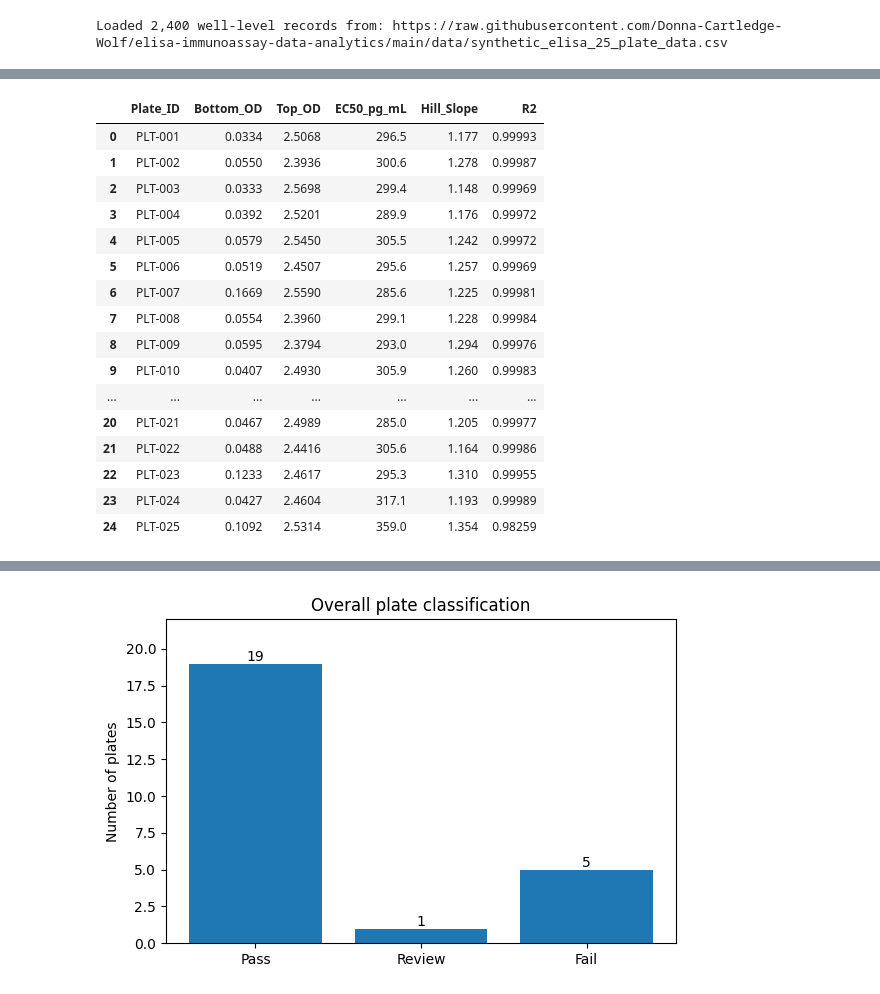
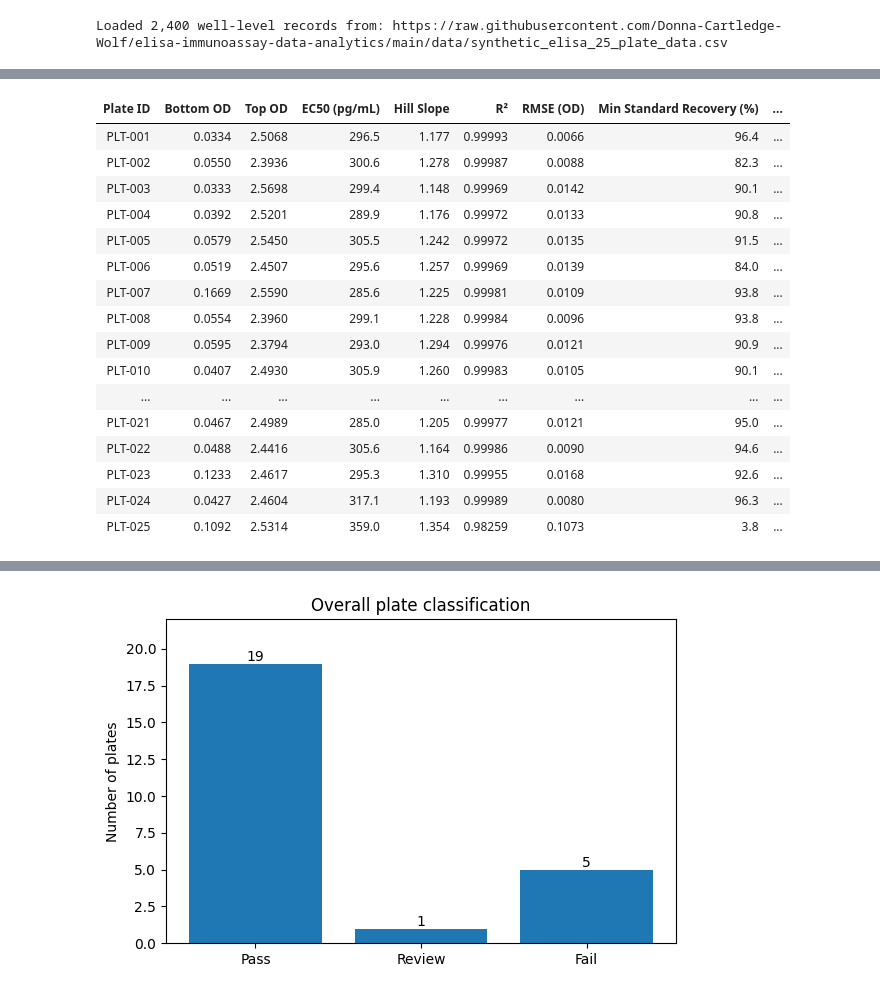
Before and after one commit to Donna-Cartledge-Wolf/elisa-immunoassay-data-analytics, a Jupyter notebook: notebooks/elisa_qc_analysis.ipynb, the cells around one changed output, grey strips where cells are left out. Drawn from its saved outputs; the diff is of its cells as text; code cells hidden in the pictures.

```diff
--- a/notebooks/elisa_qc_analysis.ipynb
+++ b/notebooks/elisa_qc_analysis.ipynb
@@ -214,56 +486,94 @@ for plate_id, plate in df.groupby("Plate_ID"):
     y = standards["OD450"].astype(float).to_numpy()
 
     p0 = [max(0.0, y.min() * 0.8), y.max() * 1.05, 300.0, 1.2]
     bounds = ([0.0, 0.5, 1.0, 0.2], [1.0, 5.0, 5000.0, 5.0])
 
     popt, pcov = curve_fit(
         four_pl, x, y,
         p0=p0,
         bounds=bounds,
         maxfev=50000
     )
-
     predicted = four_pl(x, *popt)
     ss_res = np.sum((y - predicted) ** 2)
     ss_tot = np.sum((y - y.mean()) ** 2)
     r2 = 1.0 - ss_res / ss_tot
+    rmse_od = np.sqrt(np.mean((y - predicted) ** 2))
+
+    back_calculated_standards = inverse_four_pl(y, *popt)
+    standard_recovery_pct = (back_calculated_standards / x) * 100.0
+
+    min_standard_recovery = np.min(standard_recovery_pct)
+    max_standard_recovery = np.max(standard_recovery_pct)
+    median_abs_standard_recovery_error = np.median(
+        np.abs(standard_recovery_pct - 100.0)
+    )
 
     fit_records.append({
         "Plate_ID": plate_id,
         "Bottom_OD": popt[0],
         "Top_OD": popt[1],
         "EC50_pg_mL": popt[2],
         "Hill_Slope": popt[3],
         "R2": r2,
+        "RMSE_OD": rmse_od,
+        "Min_Standard_Recovery_Pct": min_standard_recovery,
+        "Max_Standard_Recovery_Pct": max_standard_recovery,
+        "Median_Abs_Standard_Recovery_Error_Pct": median_abs_standard_recovery_error,
     })
 
 fit_df = pd.DataFrame(fit_records).sort_values("Plate_ID").reset_index(drop=True)
 
+
+fit_header_map = {
+    "Plate_ID": "Plate\nID",
+    "Bottom_OD": "Bottom\nOD",
+    "Top_OD": "Top\nOD",
+    "EC50_pg_mL": "EC50\n(pg/mL)",
+    "Hill_Slope": "Hill\nSlope",
+    "R2": "R²",
+    "RMSE_OD": "RMSE\n(OD)",
+    "Min_Standard_Recovery_Pct": "Min Standard\nRecovery (%)",
+    "Max_Standard_Recovery_Pct": "Max Standard\nRecovery (%)",
+    "Median_Abs_Standard_Recovery_Error_Pct":
+        "Median Abs Recovery\nError (%)",
+}
+
+fit_formats = {
+    "Bottom_OD": "{:.4f}",
+    "Top_OD": "{:.4f}",
+    "EC50_pg_mL": "{:.1f}",
+    "Hill_Slope": "{:.3f}",
+    "R2": "{:.5f}",
+    "RMSE_OD": "{:.4f}",
+    "Min_Standard_Recovery_Pct": "{:.1f}",
+    "Max_Standard_Recovery_Pct": "{:.1f}",
+    "Median_Abs_Standard_Recovery_Error_Pct": "{:.1f}",
+}
+
 display(
-    fit_df.style.format({
-        "Bottom_OD": "{:.4f}",
-        "Top_OD": "{:.4f}",
-        "EC50_pg_mL": "{:.1f}",
-        "Hill_Slope": "{:.3f}",
-        "R2": "{:.5f}",
-    })
+    format_portfolio_table(
+        fit_df,
+        header_map=fit_header_map,
+        formats=fit_formats
+    )
 )
 # %% [output]
-|  | Plate_ID | Bottom_OD | Top_OD | EC50_pg_mL | Hill_Slope | R2 |
-| 0 | PLT-001 | 0.0334 | 2.5068 | 296.5 | 1.177 | 0.99993 |
-| 1 | PLT-002 | 0.0550 | 2.3936 | 300.6 | 1.278 | 0.99987 |
-| 2 | PLT-003 | 0.0333 | 2.5698 | 299.4 | 1.148 | 0.99969 |
-| 3 | PLT-004 | 0.0392 | 2.5201 | 289.9 | 1.176 | 0.99972 |
-| 4 | PLT-005 | 0.0579 | 2.5450 | 305.5 | 1.242 | 0.99972 |
-| 5 | PLT-006 | 0.0519 | 2.4507 | 295.6 | 1.257 | 0.99969 |
-| 6 | PLT-007 | 0.1669 | 2.5590 | 285.6 | 1.225 | 0.99981 |
-| 7 | PLT-008 | 0.0554 | 2.3960 | 299.1 | 1.228 | 0.99984 |
-| 8 | PLT-009 | 0.0595 | 2.3794 | 293.0 | 1.294 | 0.99976 |
-| 9 | PLT-010 | 0.0407 | 2.4930 | 305.9 | 1.260 | 0.99983 |
-| ... | ... | ... | ... | ... | ... | ... |
-| 20 | PLT-021 | 0.0467 | 2.4989 | 285.0 | 1.205 | 0.99977 |
-| 21 | PLT-022 | 0.0488 | 2.4416 | 305.6 | 1.164 | 0.99986 |
-| 22 | PLT-023 | 0.1233 | 2.4617 | 295.3 | 1.310 | 0.99955 |
-| 23 | PLT-024 | 0.0427 | 2.4604 | 317.1 | 1.193 | 0.99989 |
-| 24 | PLT-025 | 0.1092 | 2.5314 | 359.0 | 1.354 | 0.98259 |
+| Plate ID | Bottom OD | Top OD | EC50 (pg/mL) | Hill Slope | R² | RMSE (OD) | Min Standard Recovery (%) | ... |
+| PLT-001 | 0.0334 | 2.5068 | 296.5 | 1.177 | 0.99993 | 0.0066 | 96.4 | ... |
+| PLT-002 | 0.0550 | 2.3936 | 300.6 | 1.278 | 0.99987 | 0.0088 | 82.3 | ... |
+| PLT-003 | 0.0333 | 2.5698 | 299.4 | 1.148 | 0.99969 | 0.0142 | 90.1 | ... |
+| PLT-004 | 0.0392 | 2.5201 | 289.9 | 1.176 | 0.99972 | 0.0133 | 90.8 | ... |
+| PLT-005 | 0.0579 | 2.5450 | 305.5 | 1.242 | 0.99972 | 0.0135 | 91.5 | ... |
+| PLT-006 | 0.0519 | 2.4507 | 295.6 | 1.257 | 0.99969 | 0.0139 | 84.0 | ... |
+| PLT-007 | 0.1669 | 2.5590 | 285.6 | 1.225 | 0.99981 | 0.0109 | 93.8 | ... |
+| PLT-008 | 0.0554 | 2.3960 | 299.1 | 1.228 | 0.99984 | 0.0096 | 93.8 | ... |
+| PLT-009 | 0.0595 | 2.3794 | 293.0 | 1.294 | 0.99976 | 0.0121 | 90.9 | ... |
+| PLT-010 | 0.0407 | 2.4930 | 305.9 | 1.260 | 0.99983 | 0.0105 | 90.1 | ... |
+| ... | ... | ... | ... | ... | ... | ... | ... | ... |
+| PLT-021 | 0.0467 | 2.4989 | 285.0 | 1.205 | 0.99977 | 0.0121 | 95.0 | ... |
+| PLT-022 | 0.0488 | 2.4416 | 305.6 | 1.164 | 0.99986 | 0.0090 | 94.6 | ... |
+| PLT-023 | 0.1233 | 2.4617 | 295.3 | 1.310 | 0.99955 | 0.0168 | 92.6 | ... |
+| PLT-024 | 0.0427 | 2.4604 | 317.1 | 1.193 | 0.99989 | 0.0080 | 96.3 | ... |
+| PLT-025 | 0.1092 | 2.5314 | 359.0 | 1.354 | 0.98259 | 0.1073 | 3.8 | ... |
 # %% [markdown]
```
Also changed, not shown: parts of 37 cells of this notebook.
